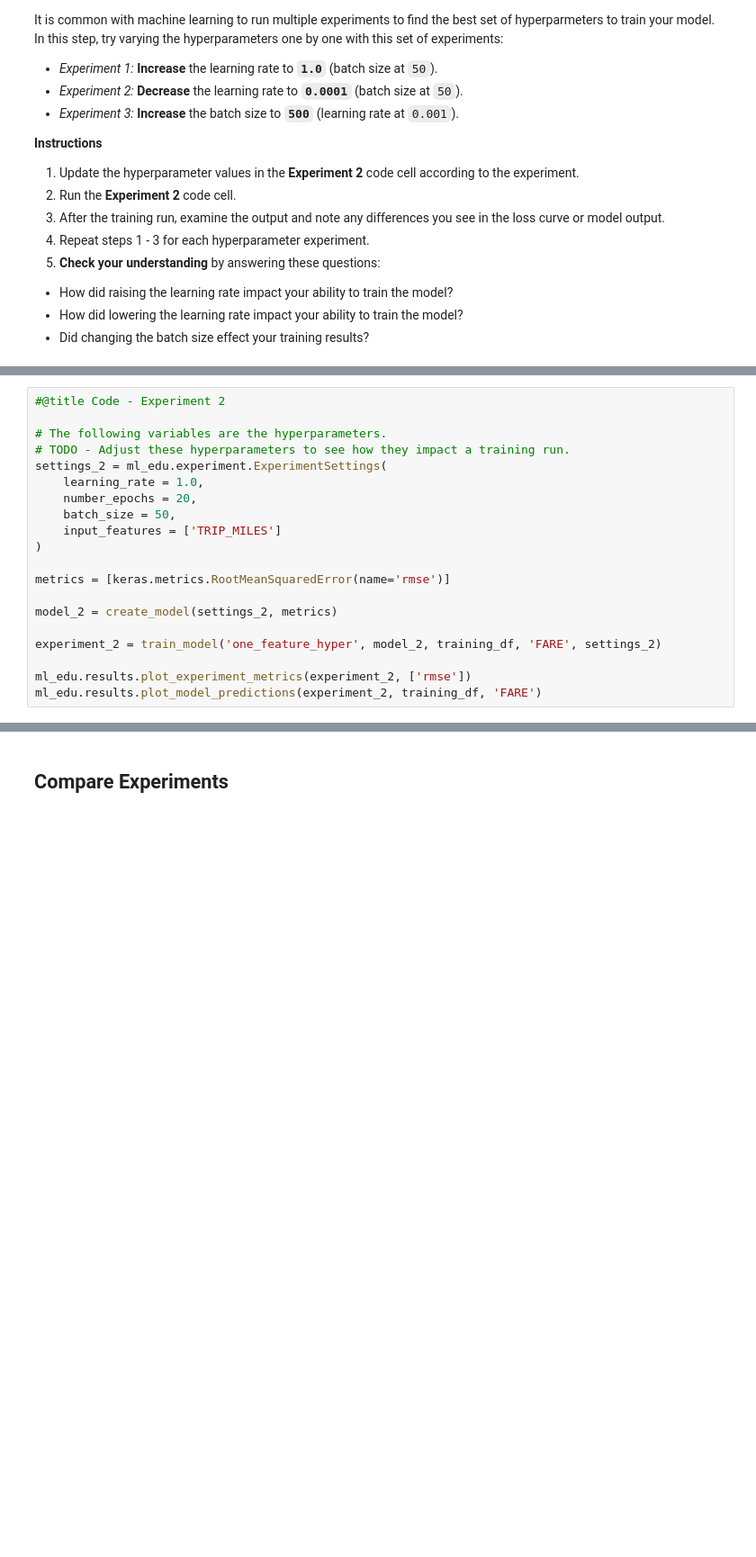
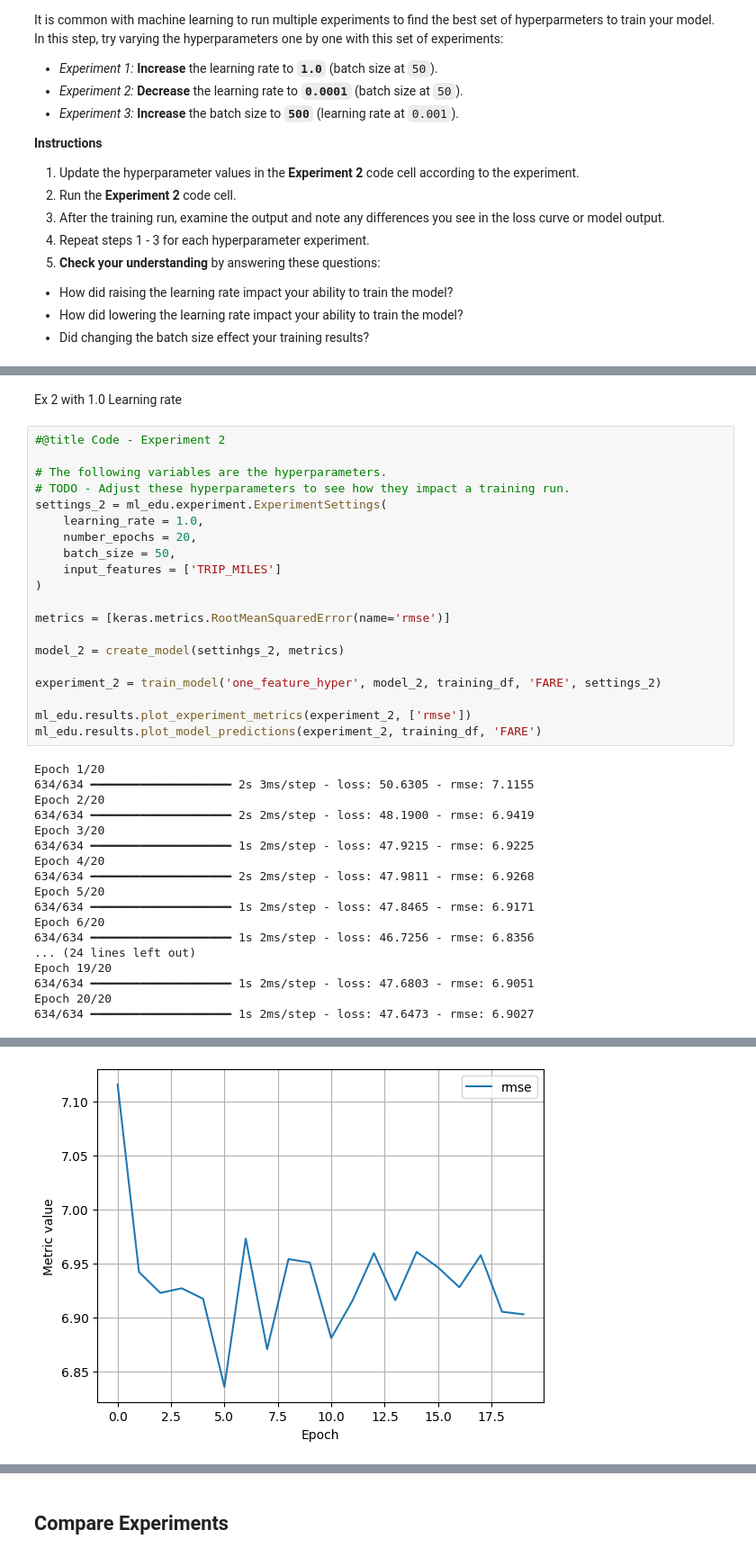
Before and after one commit to mkhire-senecaP/AII501NAA-F2026, a Jupyter notebook: ml/cc/exercises/linear_regression_taxi.ipynb, the cells around one changed output, grey strips where cells are left out. Shown at 90% size. Saved outputs shown, nothing was run; the diff lists cells and outputs as text; blank space fills up the shorter version.

```diff
--- a/ml/cc/exercises/linear_regression_taxi.ipynb
+++ b/ml/cc/exercises/linear_regression_taxi.ipynb
@@ -434,3 +525,5 @@ ml_edu.results.plot_model_predictions(experiment_2, training_df, 'FARE')
+# %% [markdown]
+Ex 2 with 1.0 Learning rate
 # %%
 #@title Code - Experiment 2
 
@@ -445,9 +538,27 @@ settings_2 = ml_edu.experiment.ExperimentSettings(
 
 metrics = [keras.metrics.RootMeanSquaredError(name='rmse')]
 
-model_2 = create_model(settings_2, metrics)
+model_2 = create_model(settinhgs_2, metrics)
 
 experiment_2 = train_model('one_feature_hyper', model_2, training_df, 'FARE', settings_2)
 
 ml_edu.results.plot_experiment_metrics(experiment_2, ['rmse'])
 ml_edu.results.plot_model_predictions(experiment_2, training_df, 'FARE')
+# %% [output]
+Epoch 1/20
+634/634 ━━━━━━━━━━━━━━━━━━━━ 2s 3ms/step - loss: 50.6305 - rmse: 7.1155
+Epoch 2/20
+634/634 ━━━━━━━━━━━━━━━━━━━━ 2s 2ms/step - loss: 48.1900 - rmse: 6.9419
+Epoch 3/20
+634/634 ━━━━━━━━━━━━━━━━━━━━ 1s 2ms/step - loss: 47.9215 - rmse: 6.9225
+Epoch 4/20
+634/634 ━━━━━━━━━━━━━━━━━━━━ 2s 2ms/step - loss: 47.9811 - rmse: 6.9268
+Epoch 5/20
+634/634 ━━━━━━━━━━━━━━━━━━━━ 1s 2ms/step - loss: 47.8465 - rmse: 6.9171
+Epoch 6/20
+634/634 ━━━━━━━━━━━━━━━━━━━━ 1s 2ms/step - loss: 46.7256 - rmse: 6.8356
+... (24 lines left out)
+Epoch 19/20
+634/634 ━━━━━━━━━━━━━━━━━━━━ 1s 2ms/step - loss: 47.6803 - rmse: 6.9051
+Epoch 20/20
+634/634 ━━━━━━━━━━━━━━━━━━━━ 1s 2ms/step - loss: 47.6473 - rmse: 6.9027
@@ -453,0 +568 @@ ml_edu.results.plot_model_predictions(experiment_2, training_df, 'FARE')
+[figure, added]
```
Also changed, not shown: parts of 26 cells of this notebook.
